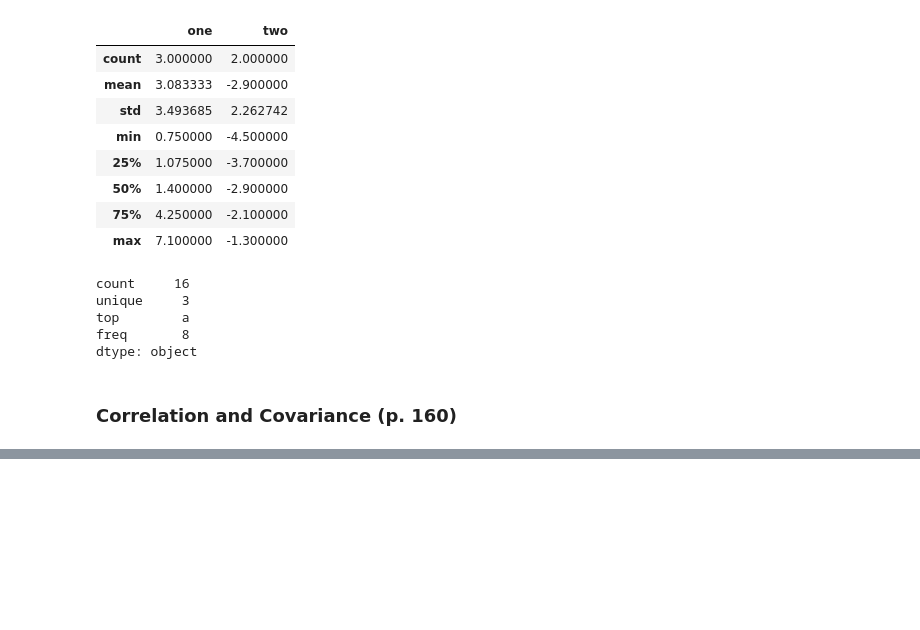
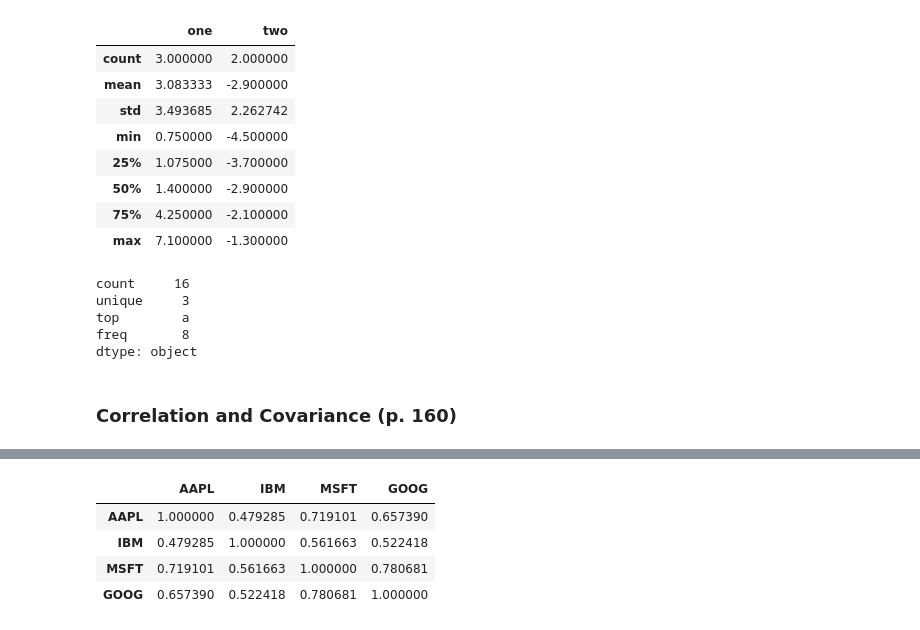
Before and after one commit to ZCW-Data1dot2/wes-ch-5-leegivhan, a Jupyter notebook: Chapter5WorkAlong.ipynb, the cells around one changed output, grey strips where cells are left out. Drawn from its saved outputs; the diff is of its cells as text; code cells hidden in the pictures; blank space fills up the shorter version.

```diff
--- a/Chapter5WorkAlong.ipynb
+++ b/Chapter5WorkAlong.ipynb
@@ -1186,0 +1217,8 @@ ModuleNotFoundError: No module named 'pandas_datareader'
+# %%
+returns.corr()
+# %% [output]
+|  | AAPL | IBM | MSFT | GOOG |
+| AAPL | 1.000000 | 0.479285 | 0.719101 | 0.657390 |
+| IBM | 0.479285 | 1.000000 | 0.561663 | 0.522418 |
+| MSFT | 0.719101 | 0.561663 | 1.000000 | 0.780681 |
+| GOOG | 0.657390 | 0.522418 | 0.780681 | 1.000000 |
```
Also changed, not shown: parts of 11 cells of this notebook.
